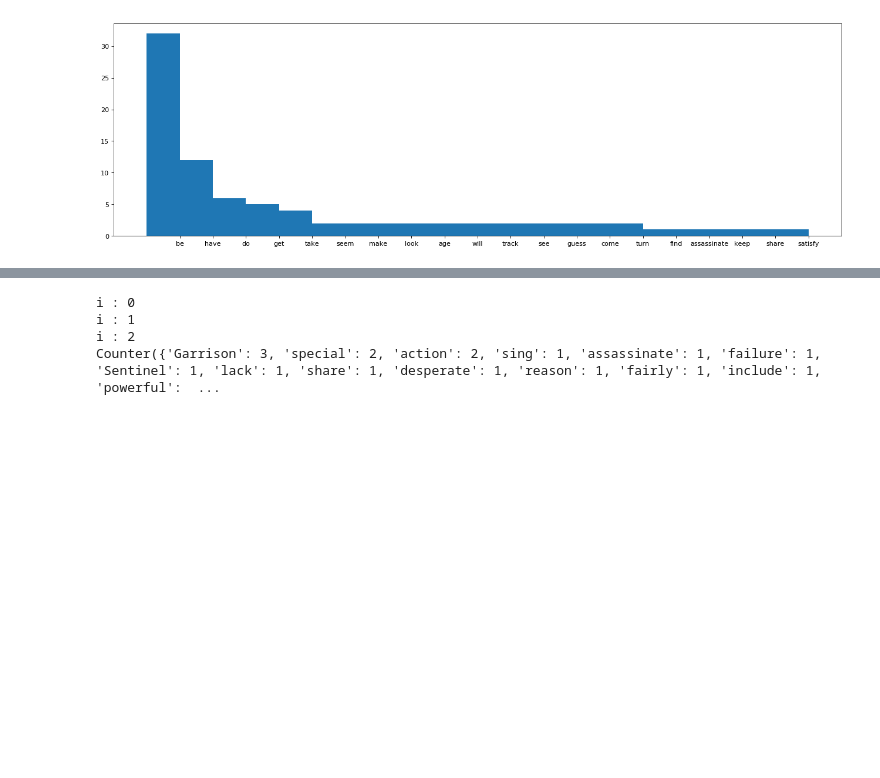
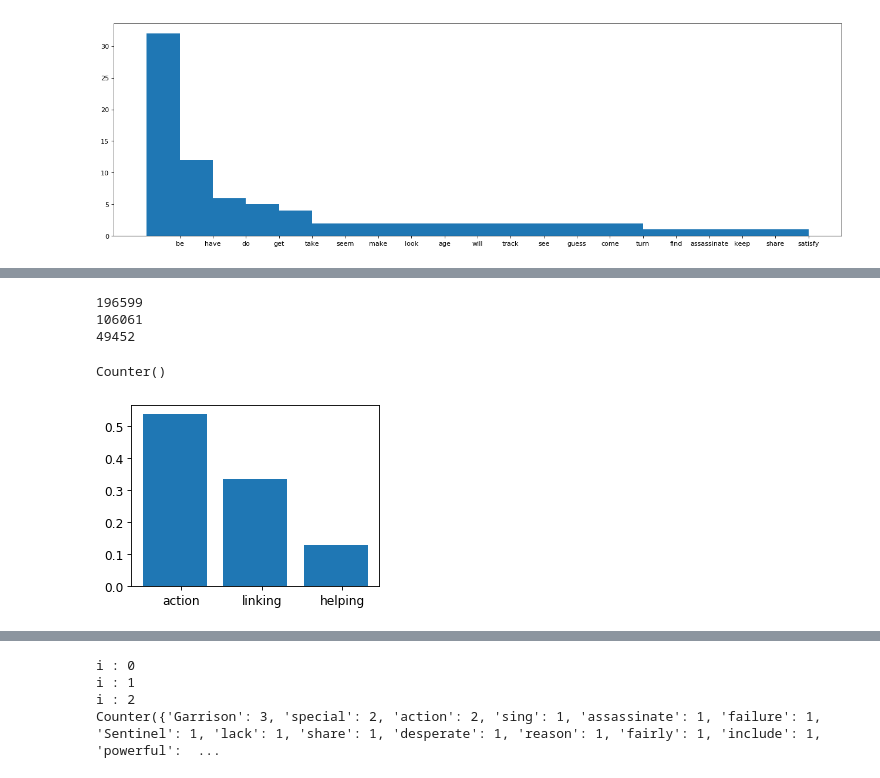
Before and after one commit to lucerne/com_metrics_chatbot, a Jupyter notebook: code/analysis/analyze_aclImdb.ipynb, the cells around one changed output, grey strips where cells are left out. Cells and saved outputs as stored; diff of their text form; code cells hidden in the pictures; blank space fills up the shorter version.

```diff
--- a/code/analysis/analyze_aclImdb.ipynb
+++ b/code/analysis/analyze_aclImdb.ipynb
@@ -630 +669,24 @@ TypeError: object of type 'NoneType' has no len()
+# %%
+print(sum(np.array(szNegAct)))
+print(sum(np.array(szNegLink)))
+print(sum(np.array(szNegHelp)))
+# %% [output]
+196599
+106061
+49452
+# %%
+print(countersNegHelp[0])
+# %% [output]
+Counter()
+# %%
+x = np.array([sum(np.array(szAct)), sum(np.array(szLink)), sum(np.array(szHelp))])
+values = x*1.0/sum(x)
+labels = ["action", "linking", "helping"]
+indexes = np.arange(len(labels))
+plt.figure(num=None, figsize=(4, 3), dpi=80, facecolor='w', edgecolor='k')
+plt.bar(indexes, values, barwidth)
+plt.xticks(indexes + barwidth * 0.1, labels)
+plt.show()
+# %% [output]
+[figure, added]
 # %%
```
Also changed, not shown: parts of 9 cells of this notebook, 1 other file.
